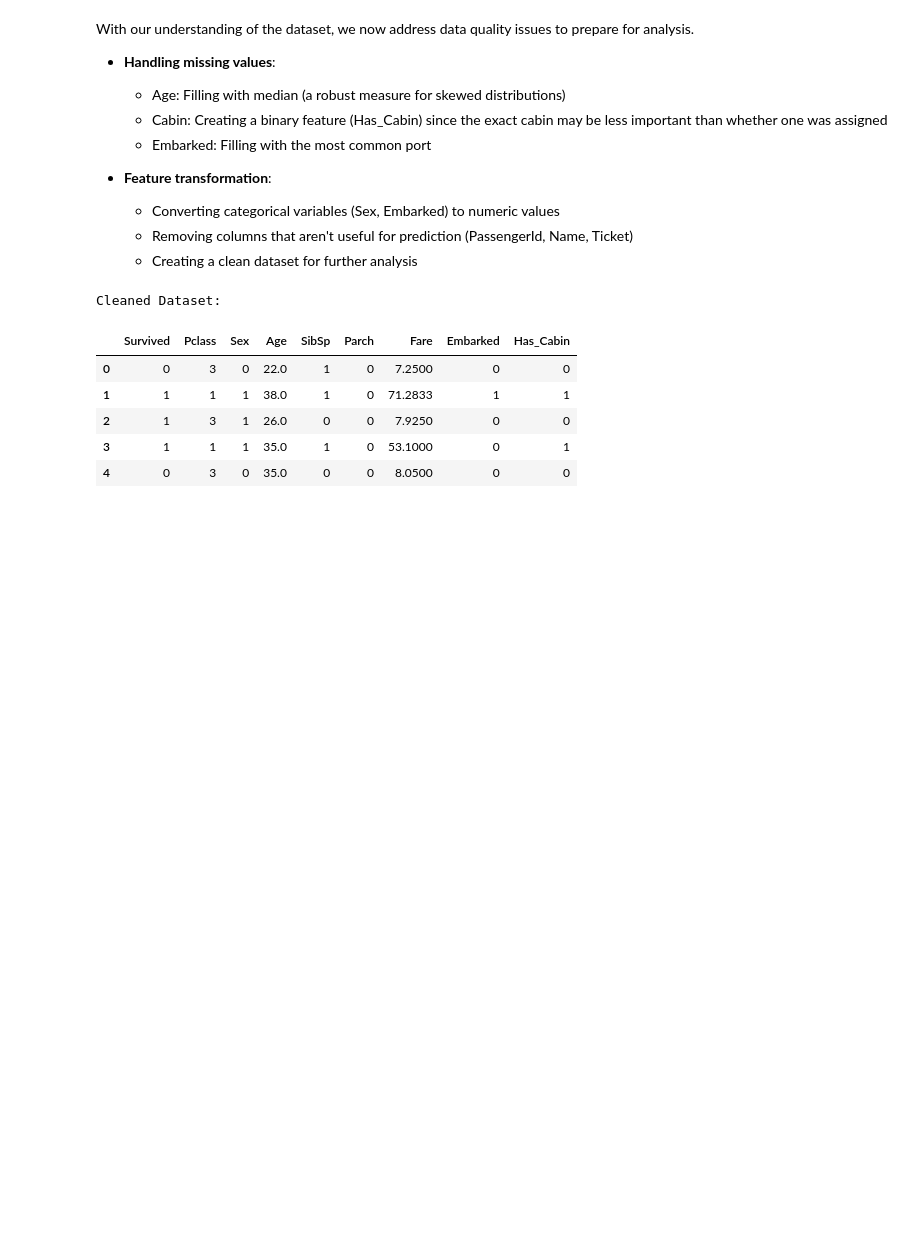
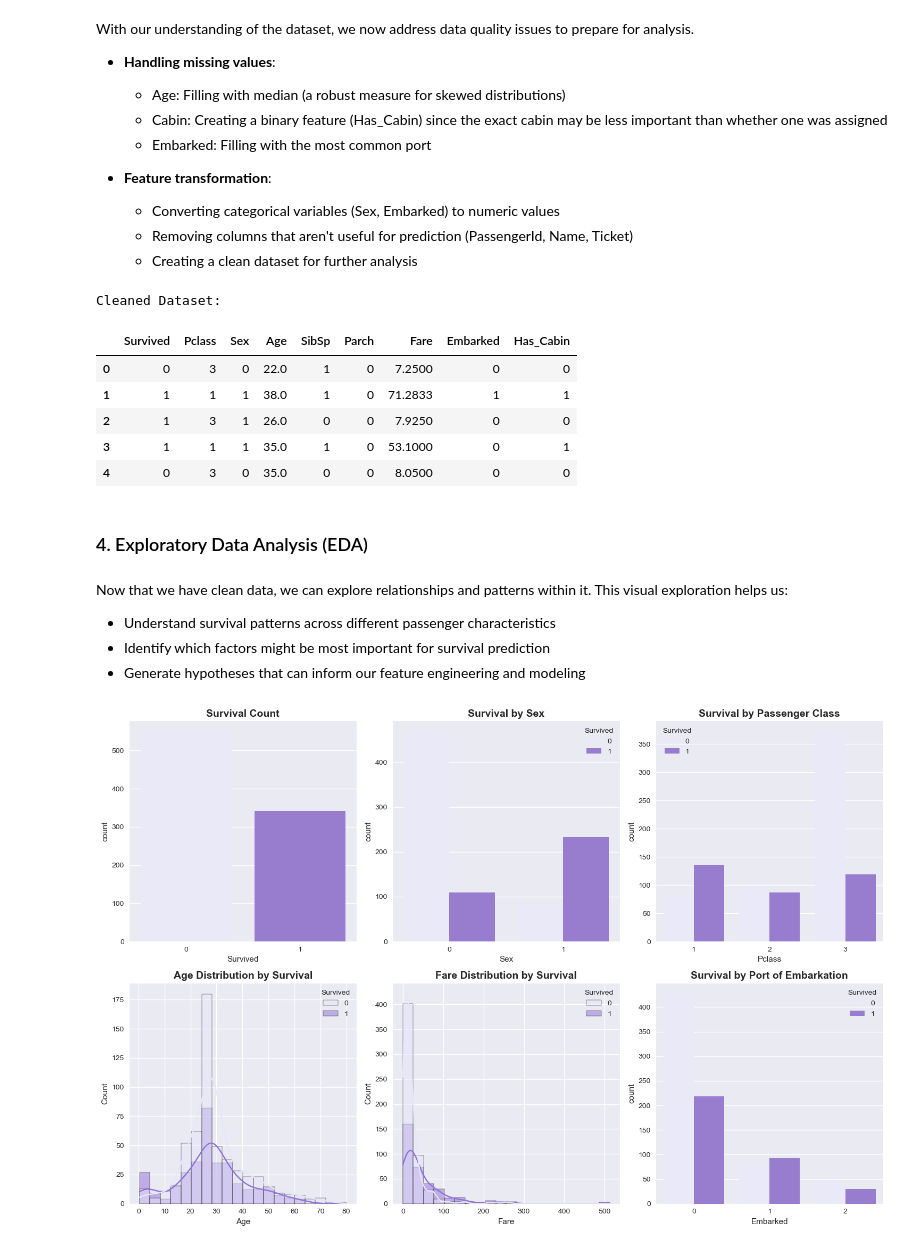
Before and after one commit to mayarelsayed-01/codealpha_tasks, a Jupyter notebook: CodeAlpha_Titanic_Classification/titanic_classification.ipynb, the cells around one changed output. Cells and saved outputs as stored; diff of their text form; code cells hidden in the pictures; blank space fills up the shorter version.

Commit message:
EDA + Feature Engineering

```diff
--- a/CodeAlpha_Titanic_Classification/titanic_classification.ipynb
+++ b/CodeAlpha_Titanic_Classification/titanic_classification.ipynb
@@ -128,3 +129,51 @@ Cleaned Dataset:
 | 2 | 1 | 3 | 1 | 26.0 | 0 | 0 | 7.9250 | 0 | 0 |
 | 3 | 1 | 1 | 1 | 35.0 | 1 | 0 | 53.1000 | 0 | 1 |
 | 4 | 0 | 3 | 0 | 35.0 | 0 | 0 | 8.0500 | 0 | 0 |
+# %% [markdown]
+### 4. Exploratory Data Analysis (EDA)
+# %% [markdown]
+Now that we have clean data, we can explore relationships and patterns within it. This visual exploration helps us:
+- Understand survival patterns across different passenger characteristics
+- Identify which factors might be most important for survival prediction
+- Generate hypotheses that can inform our feature engineering and modeling
+# %%
+# Set purple theme colors
+purple_palette = ['#E6E6FA', '#9370DB']
+plt.style.use('seaborn-v0_8')
+
+plt.figure(figsize=(15, 10))
+
+# Survival rate overall
+plt.subplot(2, 3, 1)
+sns.countplot(x='Survived', data=clean_df, palette=purple_palette)
+plt.title('Survival Count', fontsize=14, fontweight='bold')
+
+# Survival by Sex
+plt.subplot(2, 3, 2)
+sns.countplot(x='Sex', hue='Survived', data=clean_df, palette=purple_palette)
+plt.title('Survival by Sex', fontsize=14, fontweight='bold')
+
+# Survival by Passenger Class
+plt.subplot(2, 3, 3)
+sns.countplot(x='Pclass', hue='Survived', data=clean_df, palette=purple_palette)
+plt.title('Survival by Passenger Class', fontsize=14, fontweight='bold')
+
+# Age distribution
+plt.subplot(2, 3, 4)
+sns.histplot(data=clean_df, x='Age', hue='Survived', bins=20, kde=True, palette=purple_palette)
+plt.title('Age Distribution by Survival', fontsize=14, fontweight='bold')
+
+# Fare distribution
+plt.subplot(2, 3, 5)
+sns.histplot(data=clean_df, x='Fare', hue='Survived', bins=20, kde=True, palette=purple_palette)
+plt.title('Fare Distribution by Survival', fontsize=14, fontweight='bold')
+
+# Survival by Embarked
+plt.subplot(2, 3, 6)
+sns.countplot(x='Embarked', hue='Survived', data=clean_df, palette=purple_palette)
+plt.title('Survival by Port of Embarkation', fontsize=14, fontweight='bold')
+
+plt.tight_layout()
+plt.show()
+# %% [output]
+[figure, added]
```
Also changed, not shown: parts of 5 cells of this notebook.
